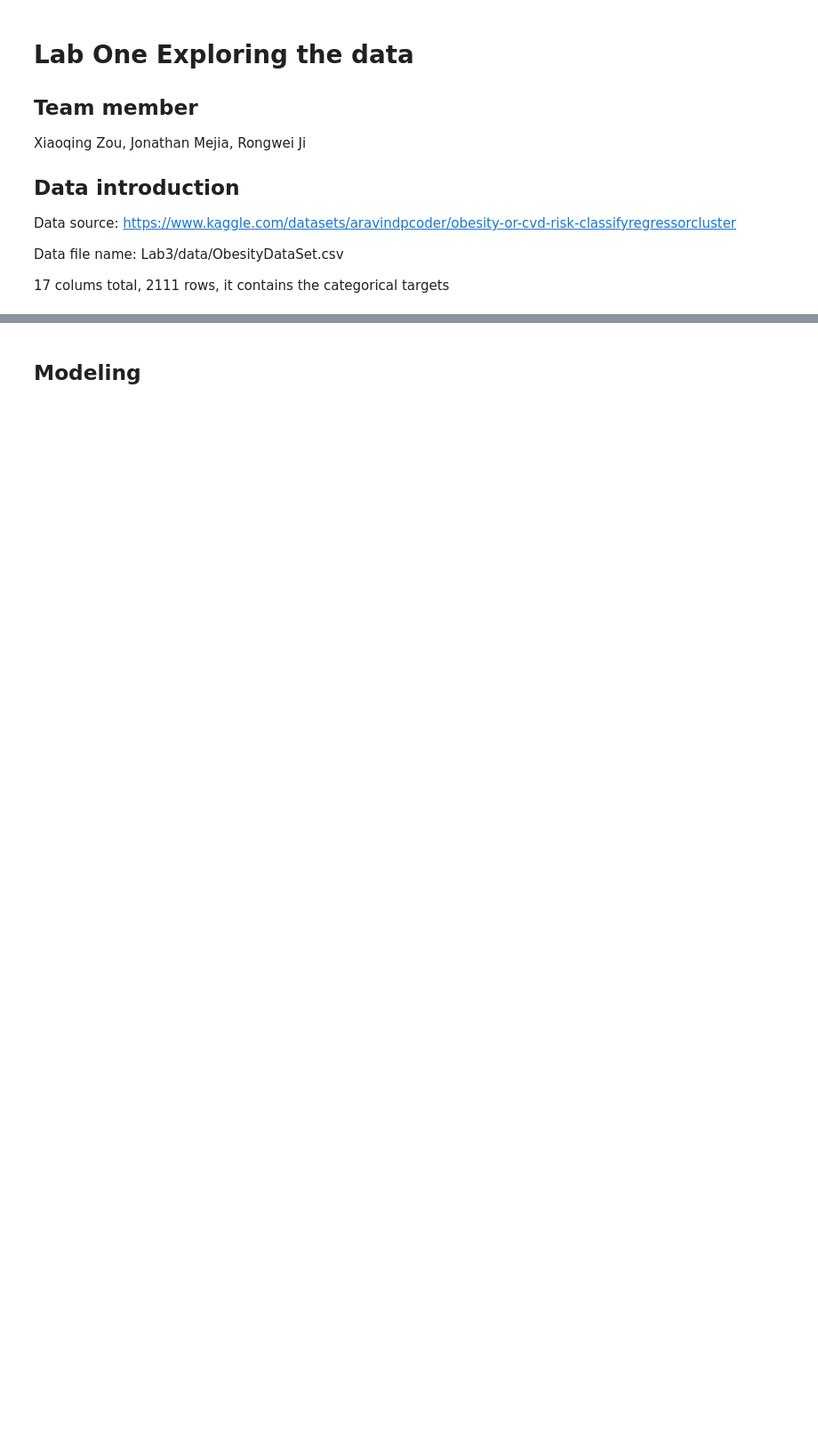
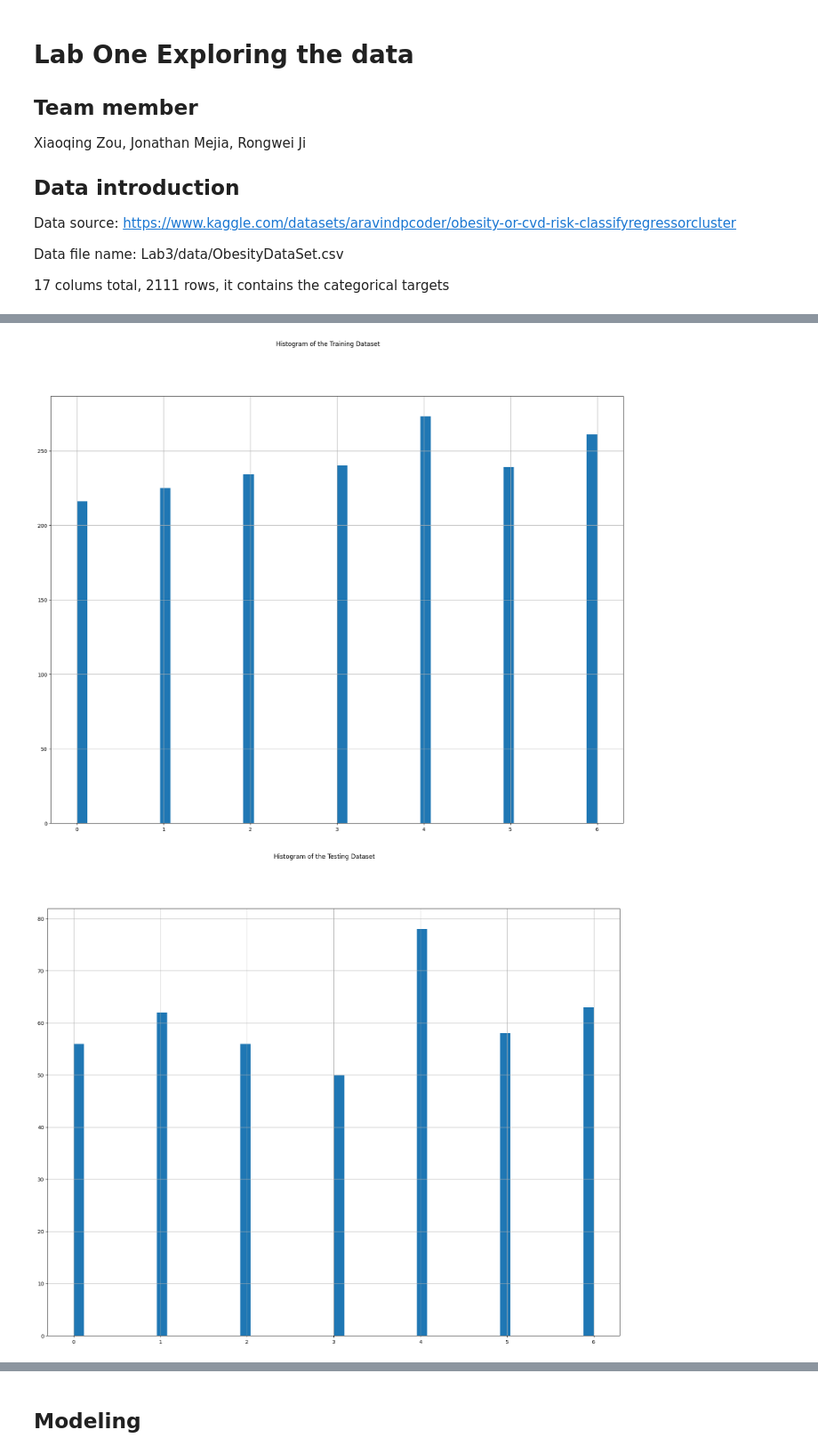
Before and after one commit to livingspring/CS7324LabAssignment, a Jupyter notebook: Lab3.ipynb, the cells around one changed output, grey strips where cells are left out. Shown at 89% size. Saved outputs shown, nothing was run; the diff lists cells and outputs as text; code cells hidden in the pictures; blank space fills up the shorter version.

```diff
--- a/Lab3.ipynb
+++ b/Lab3.ipynb
@@ -26,0 +194,14 @@ We will split our dataset into training and testing sets using an 80/20 split, w
+# %%
+# show the y_train dataset distribution and y_test dataset distribution.
+import matplotlib.pyplot as plt
+# plot the histogram of the training dataset
+y_train.hist(bins=50, figsize=(20,15))
+plt.suptitle('Histogram of the Training Dataset')
+plt.show()
+# plot the histogram of the testing dataset
+y_test.hist(bins=50, figsize=(20,15))
+plt.suptitle('Histogram of the Testing Dataset')
+plt.show()
+# %% [output]
+[figure, added]
+[figure, added]
```
Also changed, not shown: parts of 15 cells of this notebook.
